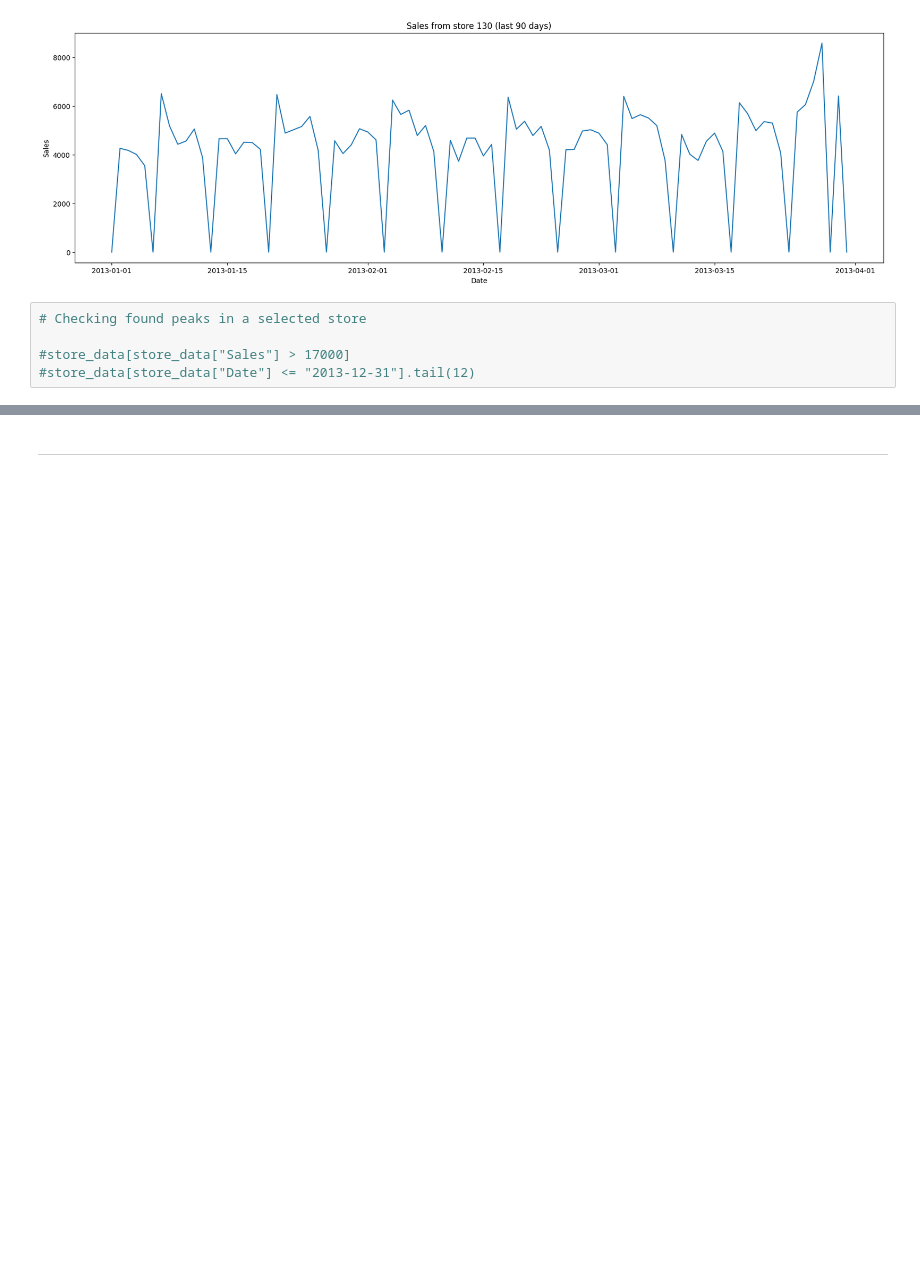
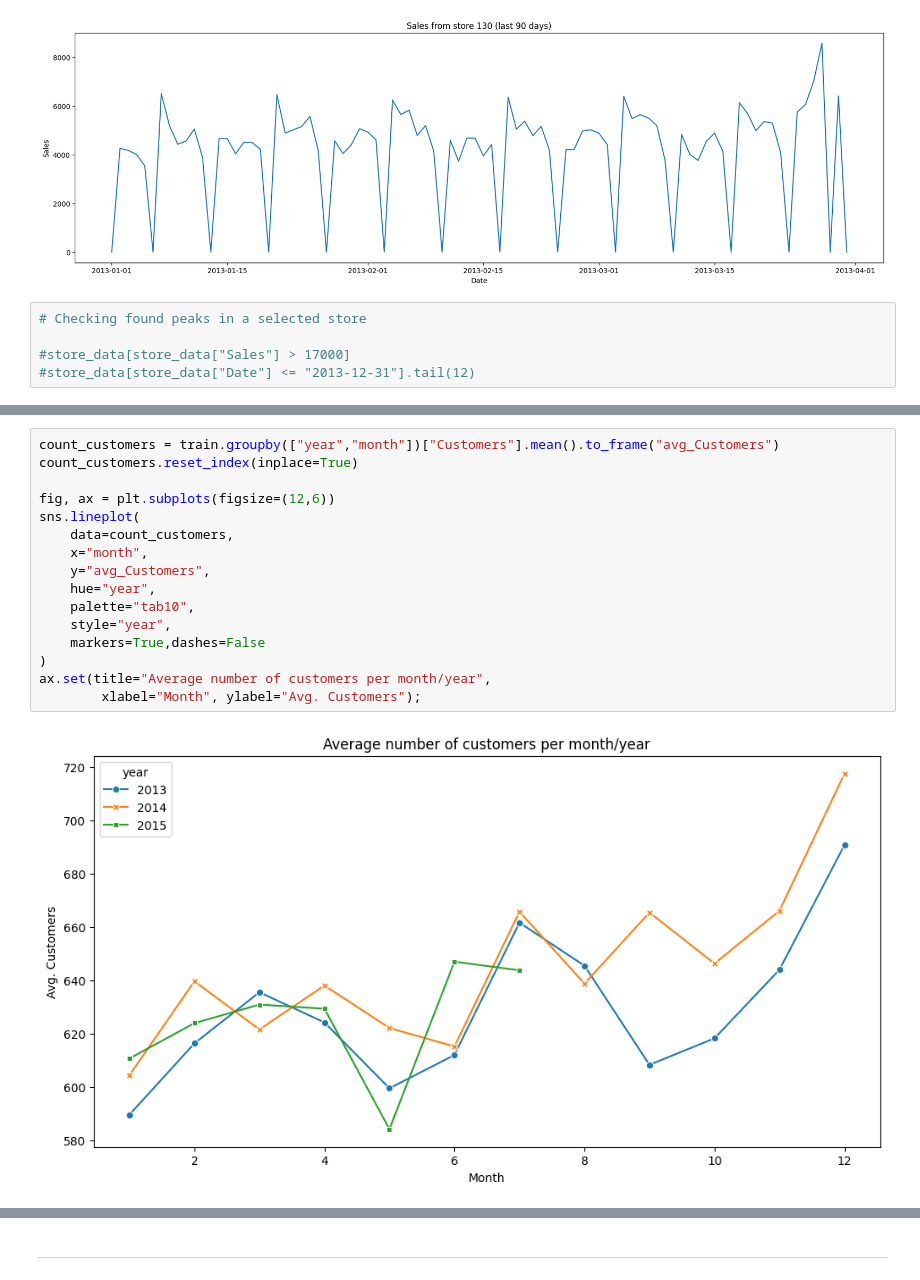
Before and after one commit to soutogustavo/rossmann-forecasting-benchmark, a Jupyter notebook: notebooks/TSA_rossman_EDA.ipynb, the cells around one changed output, grey strips where cells are left out. Drawn from its saved outputs; the diff is of its cells as text; blank space fills up the shorter version.

```diff
--- a/notebooks/TSA_rossman_EDA.ipynb
+++ b/notebooks/TSA_rossman_EDA.ipynb
@@ -244,0 +289,18 @@ ax.set(title="Count number of School Holidays per month/year",
+# %%
+count_customers = train.groupby(["year","month"])["Customers"].mean().to_frame("avg_Customers")
+count_customers.reset_index(inplace=True)
+
+fig, ax = plt.subplots(figsize=(12,6))
+sns.lineplot(
+    data=count_customers,
+    x="month",
+    y="avg_Customers",
+    hue="year",
+    palette="tab10",
+    style="year",
+    markers=True,dashes=False
+)
+ax.set(title="Average number of customers per month/year",
+        xlabel="Month", ylabel="Avg. Customers");
+# %% [output]
+[figure, added]
```
Also changed, not shown: parts of 11 cells of this notebook.
